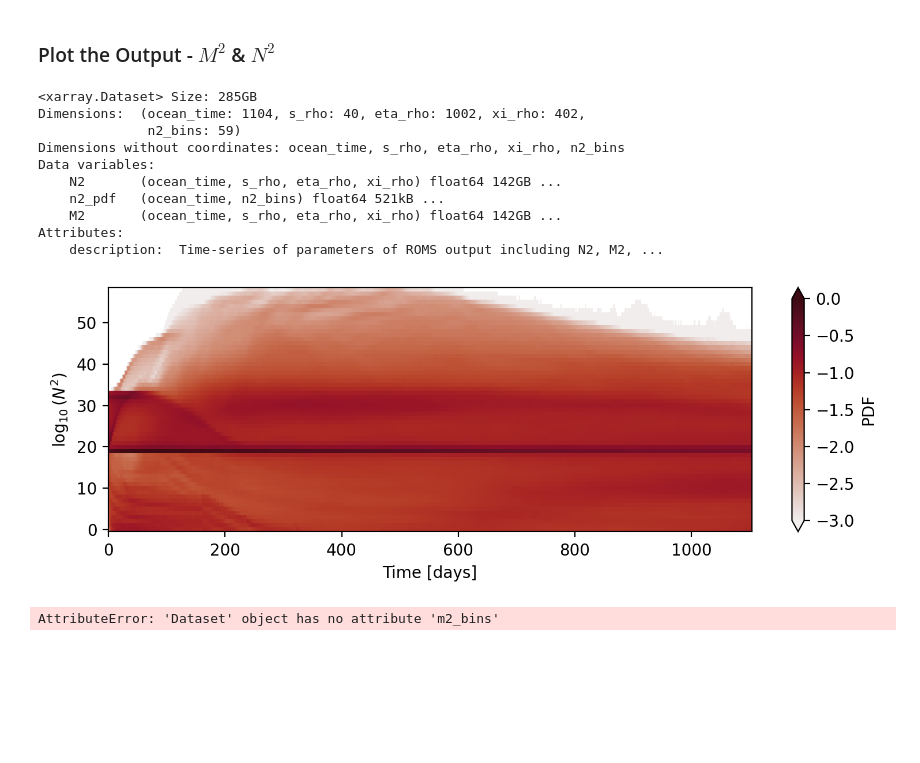
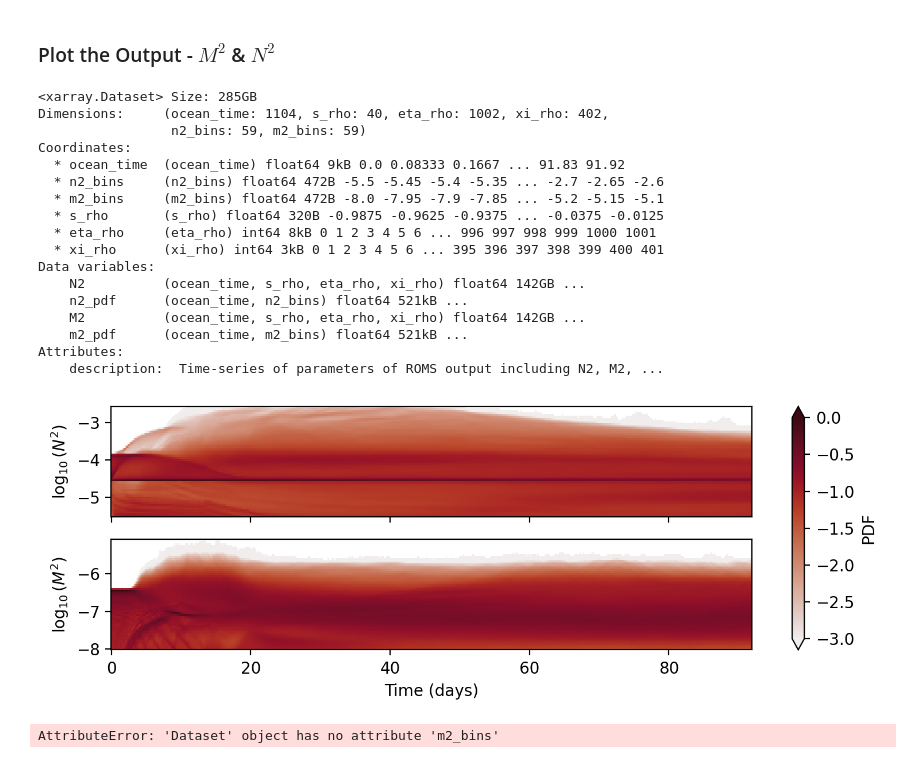
Before and after one commit to bundzis/beaufort_jet, a Jupyter notebook: Scripts/Analysis/plot_timeseries_M2_N2.ipynb, the cells around one changed output. Saved outputs shown, nothing was run; the diff lists cells and outputs as text; code cells hidden in the pictures; blank space fills up the shorter version.

Commit message:
added prelim plot of N2 and M2

```diff
--- a/Scripts/Analysis/plot_timeseries_M2_N2.ipynb
+++ b/Scripts/Analysis/plot_timeseries_M2_N2.ipynb
@@ -718,7 +718,7 @@ roms_M2_N2['m2_bins'].attrs['units'] = '($s^{-2}$)'
 #roms_M2_N2_u3c4_keps_no_ice = xr.open_dataset('/global/cfs/cdirs/m4572/bundzis/roms_idealized_beaufort_jet/Post_process_data/roms_M2_N2_2hr_500m_const_forc_no_ice_u3c4_keps_001.nc')
 
 # Constant forcing, U3C4, gen
-roms_M2_N2_u3c4_gen = xr.open_dataset('/global/cfs/cdirs/m4572/bundzis/roms_idealized_beaufort_jet/Post_process_data/roms_N2_M2_2hr_500m_const_forc_u3c4_gen_001.nc')
+roms_M2_N2_u3c4_gen = xr.open_dataset('/pscratch/sd/b/bundzis/Beaufort_ROMS_idealized_jet_scratch/Post_process_data/roms_N2_M2_2hr_500m_const_forc_u3c4_gen_001.nc')
 
 # Constant forcing, U3C4, kkl
 #roms_M2_N2_u3c4_kkl = xr.open_dataset('/global/cfs/cdirs/m4572/bundzis/roms_idealized_beaufort_jet/Post_process_data/roms_N2_M2_2hr_500m_const_forc_u3c4_kkl_001.nc')
@@ -806,39 +806,62 @@ roms_M2_N2_u3c4_gen = xr.open_dataset('/global/cfs/cdirs/m4572/bundzis/roms_idea
 roms_M2_N2_u3c4_gen
 # %% [output]
 <xarray.Dataset> Size: 285GB
-Dimensions:  (ocean_time: 1104, s_rho: 40, eta_rho: 1002, xi_rho: 402,
-              n2_bins: 59)
-Dimensions without coordinates: ocean_time, s_rho, eta_rho, xi_rho, n2_bins
+Dimensions:     (ocean_time: 1104, s_rho: 40, eta_rho: 1002, xi_rho: 402,
+                 n2_bins: 59, m2_bins: 59)
+Coordinates:
+  * ocean_time  (ocean_time) float64 9kB 0.0 0.08333 0.1667 ... 91.83 91.92
+  * n2_bins     (n2_bins) float64 472B -5.5 -5.45 -5.4 -5.35 ... -2.7 -2.65 -2.6
+  * m2_bins     (m2_bins) float64 472B -8.0 -7.95 -7.9 -7.85 ... -5.2 -5.15 -5.1
+  * s_rho       (s_rho) float64 320B -0.9875 -0.9625 -0.9375 ... -0.0375 -0.0125
+  * eta_rho     (eta_rho) int64 8kB 0 1 2 3 4 5 6 ... 996 997 998 999 1000 1001
+  * xi_rho      (xi_rho) int64 3kB 0 1 2 3 4 5 6 ... 395 396 397 398 399 400 401
 Data variables:
-    N2       (ocean_time, s_rho, eta_rho, xi_rho) float64 142GB ...
-    n2_pdf   (ocean_time, n2_bins) float64 521kB ...
-    M2       (ocean_time, s_rho, eta_rho, xi_rho) float64 142GB ...
+    N2          (ocean_time, s_rho, eta_rho, xi_rho) float64 142GB ...
+    n2_pdf      (ocean_time, n2_bins) float64 521kB ...
+    M2          (ocean_time, s_rho, eta_rho, xi_rho) float64 142GB ...
+    m2_pdf      (ocean_time, m2_bins) float64 521kB ...
 Attributes:
     description:  Time-series of parameters of ROMS output including N2, M2, ...
 # %%
 # Reassign variables
 # %%
 # Plot N2
-fig, ax = plt.subplots(figsize=(9, 2.75), dpi=200)
+fig, ax = plt.subplots(2, figsize=(9, 2.75), dpi=200)
 
-pcm = ax.pcolormesh(
+# Plot N2
+p1 = ax[0].pcolormesh(
     roms_M2_N2_u3c4_gen.ocean_time,
     roms_M2_N2_u3c4_gen.n2_bins,
     np.log10(roms_M2_N2_u3c4_gen.n2_pdf.T.where(roms_M2_N2_u3c4_gen.n2_pdf.T > 0)),
     shading='auto',
     cmap=cmo.amp,
     vmin=-3, vmax=0
 )
+# Make a colorbar
+# cbar1 = fig.colorbar(p1, ax=ax[0], extend='both')
+# cbar1.set_label('PDF')
 
-ax.set_xlabel('Time [days]')
-ax.set_ylabel(r'$\log_{10}(N^2)$')
+# Plot M2
+p2 = ax[1].pcolormesh(
+    roms_M2_N2_u3c4_gen.ocean_time,
+    roms_M2_N2_u3c4_gen.m2_bins,
+    np.log10(roms_M2_N2_u3c4_gen.m2_pdf.T.where(roms_M2_N2_u3c4_gen.m2_pdf.T > 0)),
+    shading='auto',
+    cmap=cmo.amp,
+    vmin=-3, vmax=0
+)
+# Make a colorbar
+cbar2 = fig.colorbar(p2, ax=[ax[0],ax[1]], extend='both')
+cbar2.set_label('PDF')
 
-cbar = fig.colorbar(pcm, ax=ax, extend='both')
-cbar.set_label('PDF')
+ax[0].set_xticklabels('')
+ax[1].set_xlabel('Time (days)')
+ax[0].set_ylabel(r'$\log_{10}(N^2)$')
+ax[1].set_ylabel(r'$\log_{10}(M^2)$')
 
 plt.show()
 # %% [output]
-[figure, old version]
+[figure, new version]
 # %%
 # Plot N2
 fig, ax = plt.subplots(figsize=(9, 2.75), dpi=200)
```
